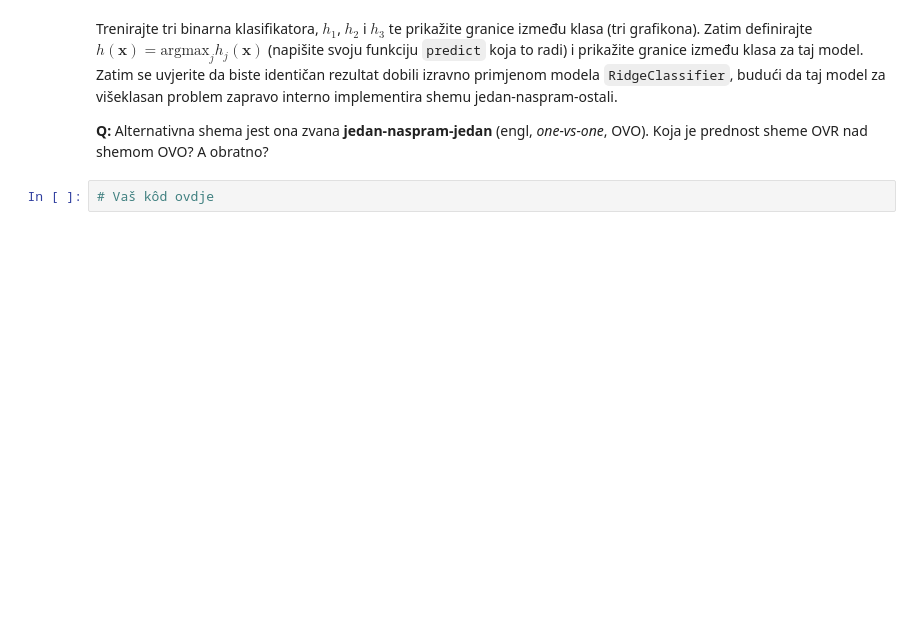
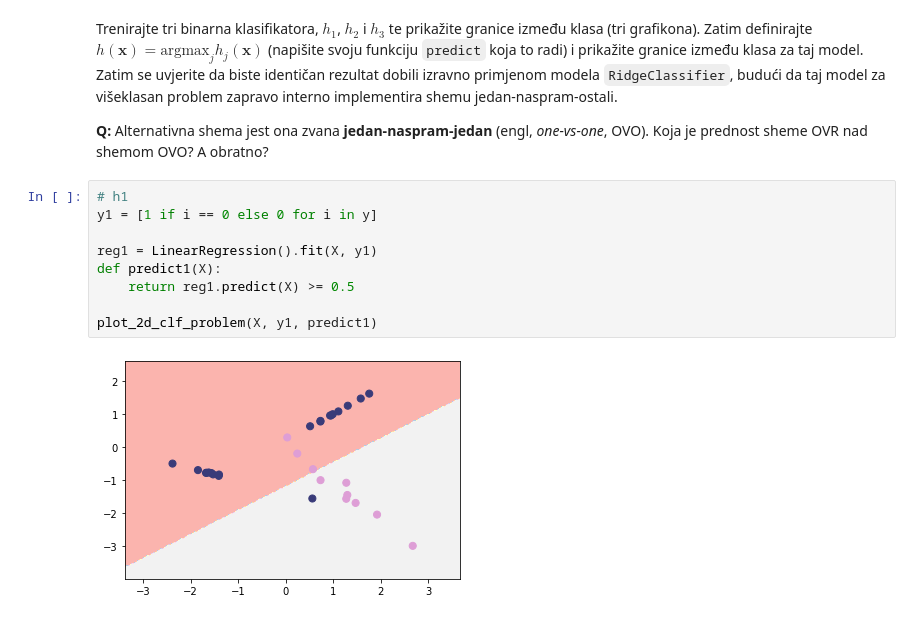
Before and after one commit to sskender/machine-learning-1, a Jupyter notebook: SU1-2021-05-LDM.ipynb, the cells around one changed output. Drawn from its saved outputs; the diff is of its cells as text; blank space fills up the shorter version.

```diff
--- a/SU1-2021-05-LDM.ipynb
+++ b/SU1-2021-05-LDM.ipynb
@@ -201,5 +204,14 @@ from sklearn.datasets import make_classification
 Trenirajte tri binarna klasifikatora, $h_1$, $h_2$ i $h_3$ te prikažite granice između klasa (tri grafikona). Zatim definirajte $h(\mathbf{x})=\mathrm{argmax}_j h_j(\mathbf{x})$  (napišite svoju funkciju `predict` koja to radi) i prikažite granice između klasa za taj model. Zatim se uvjerite da biste identičan rezultat dobili izravno primjenom modela `RidgeClassifier`, budući da taj model za višeklasan problem zapravo interno implementira shemu jedan-naspram-ostali.
 
 **Q:** Alternativna shema jest ona zvana **jedan-naspram-jedan** (engl, *one-vs-one*, OVO). Koja je prednost sheme OVR nad shemom OVO? A obratno?
-# %%
-# Vaš kôd ovdje
+# %%
+# h1
+y1 = [1 if i == 0 else 0 for i in y]
+
+reg1 = LinearRegression().fit(X, y1)
+def predict1(X):
+    return reg1.predict(X) >= 0.5
+
+plot_2d_clf_problem(X, y1, predict1)
+# %% [output]
+[figure, added]
```
Also changed, not shown: parts of 8 cells of this notebook.
